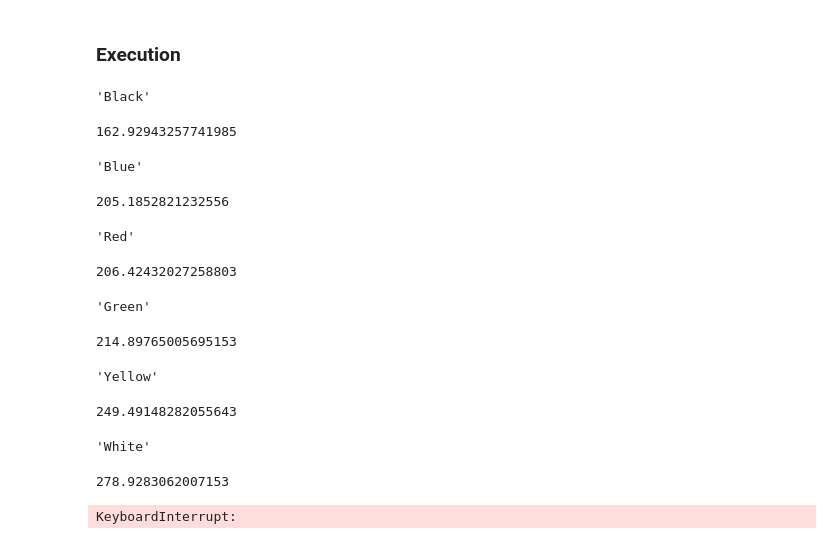
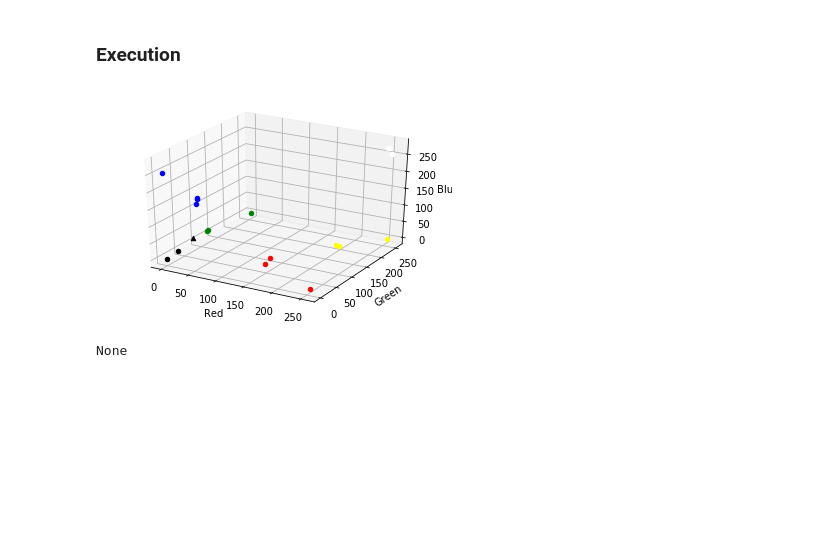
Before and after one commit to SteffenCzolbe/LEGO-machine-learning, a Jupyter notebook: src/simple_learning/KNN colors.ipynb, the cells around one changed output. Drawn from its saved outputs; the diff is of its cells as text; code cells hidden in the pictures; blank space fills up the shorter version.

```diff
--- a/src/simple_learning/KNN colors.ipynb
+++ b/src/simple_learning/KNN colors.ipynb
@@ -35,6 +48,7 @@ def dist(color1,color2):
 # %%
 while True:
     if touch.is_pressed:
-        colordict[color.color_name]=color.raw
+        colorlist.append((color.color_name,color.raw))
+
     if touchstop.is_pressed:
         break
@@ -50,33 +89,28 @@ colordict={
 # %% [markdown]
 ### Execution
-# %%
-while True:
-    if touch.is_pressed:
-        color_raw=color.raw
-        bestdist=500
-        bestcolor="BLACK"
-        distdict={}
-        for dictcolor,raw in colordict.items():
-            distdict[dictcolor]=dist(raw,color_raw)
-            if dist(raw,color_raw)<bestdist:
-                bestdist=dist(raw,color_raw)
-                bestcolor=dictcolor
-
-        display.clear_output(wait=True)
-        for color_name,distance in distdict.items():
-            display.display(color_name,distance)
-        sound.speak(bestcolor)
-# %% [output]
-'Black'
-162.92943257741985
-'Blue'
-205.1852821232556
-'Red'
-206.42432027258803
-'Green'
-214.89765005695153
-'Yellow'
-249.49148282055643
-'White'
-278.9283062007153
-KeyboardInterrupt:
+# %%
+k=2
+while True:
+    if touch.is_pressed:
+        color_raw=color.raw
+
+        distlist=[]
+        for colortuple in colorlist:
+            distlist.append((colortuple[0],dist(colortuple[1],color_raw)))
+
+        bestcolor=colorKNN(distlist,k)
+
+
+
+
+        display.clear_output(wait=True)
+        display.display(Plot3d(color_raw,colorlist))
+
+        sound.speak(bestcolor)
+
+
+    if touchstop.is_pressed:
+        break
+# %% [output]
+[figure, added]
+None
```
Also changed, not shown: parts of 6 cells of this notebook.
